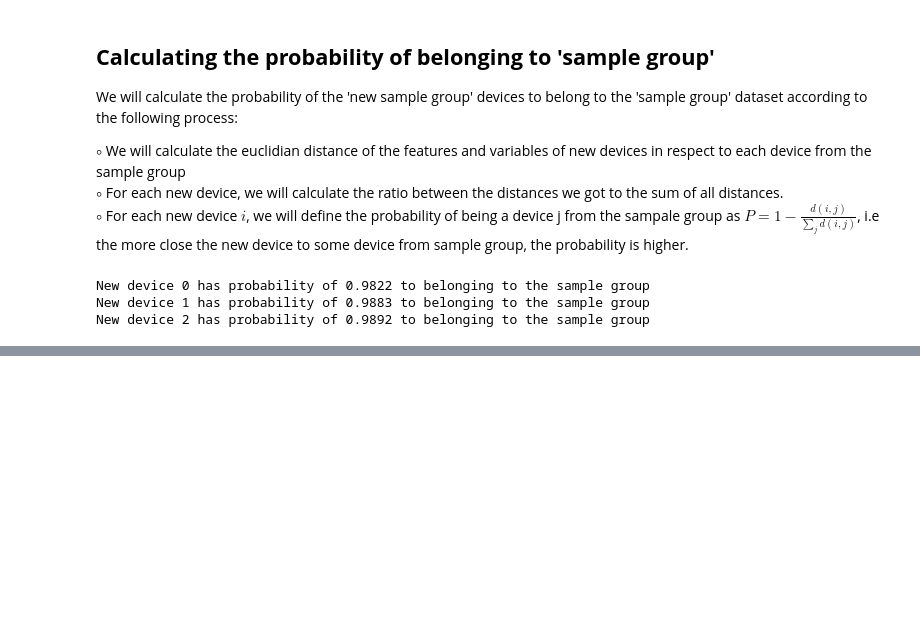
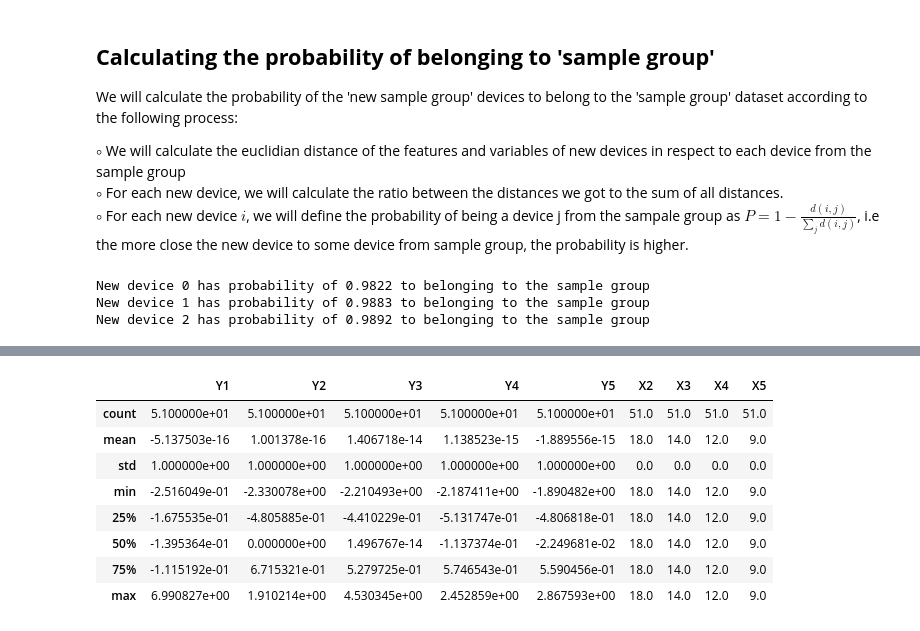
Before and after one commit to RonBartov/Data_Processing, a Jupyter notebook: factory_data_processing.ipynb, the cells around one changed output, grey strips where cells are left out. Drawn from its saved outputs; the diff is of its cells as text; code cells hidden in the pictures; blank space fills up the shorter version.

```diff
--- a/factory_data_processing.ipynb
+++ b/factory_data_processing.ipynb
@@ -540,0 +530,13 @@ Then, we can use this model to predict features values for new devices variables
+# %%
+# Present the summary statistics for each column
+sample_group.describe()
+# %% [output]
+|  | Y1 | Y2 | Y3 | Y4 | Y5 | X2 | X3 | X4 | X5 |
+| count | 5.100000e+01 | 5.100000e+01 | 5.100000e+01 | 5.100000e+01 | 5.100000e+01 | 51.0 | 51.0 | 51.0 | 51.0 |
+| mean | -5.137503e-16 | 1.001378e-16 | 1.406718e-14 | 1.138523e-15 | -1.889556e-15 | 18.0 | 14.0 | 12.0 | 9.0 |
+| std | 1.000000e+00 | 1.000000e+00 | 1.000000e+00 | 1.000000e+00 | 1.000000e+00 | 0.0 | 0.0 | 0.0 | 0.0 |
+| min | -2.516049e-01 | -2.330078e+00 | -2.210493e+00 | -2.187411e+00 | -1.890482e+00 | 18.0 | 14.0 | 12.0 | 9.0 |
+| 25% | -1.675535e-01 | -4.805885e-01 | -4.410229e-01 | -5.131747e-01 | -4.806818e-01 | 18.0 | 14.0 | 12.0 | 9.0 |
+| 50% | -1.395364e-01 | 0.000000e+00 | 1.496767e-14 | -1.137374e-01 | -2.249681e-02 | 18.0 | 14.0 | 12.0 | 9.0 |
+| 75% | -1.115192e-01 | 6.715321e-01 | 5.279725e-01 | 5.746543e-01 | 5.590456e-01 | 18.0 | 14.0 | 12.0 | 9.0 |
+| max | 6.990827e+00 | 1.910214e+00 | 4.530345e+00 | 2.452859e+00 | 2.867593e+00 | 18.0 | 14.0 | 12.0 | 9.0 |
```
Also changed, not shown: parts of 13 cells of this notebook.
